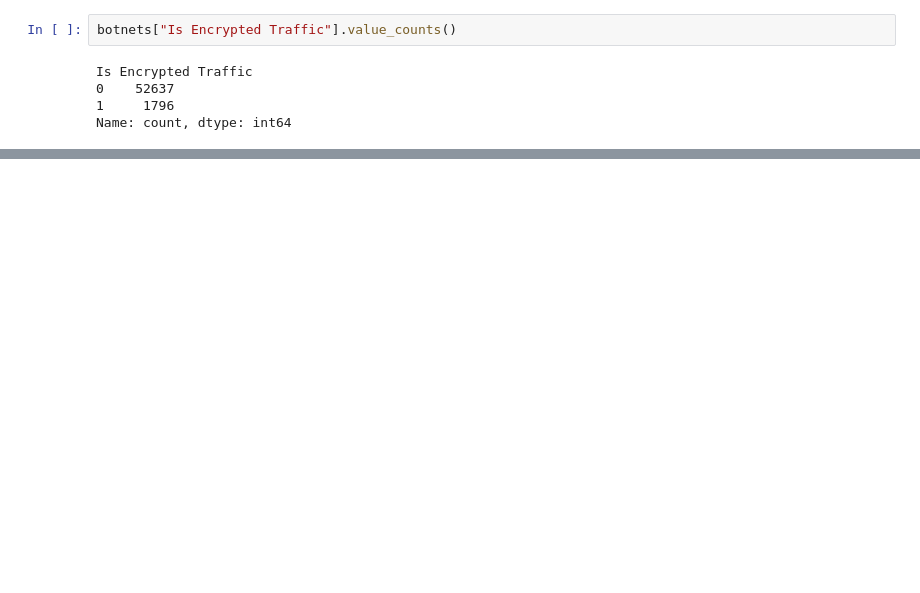
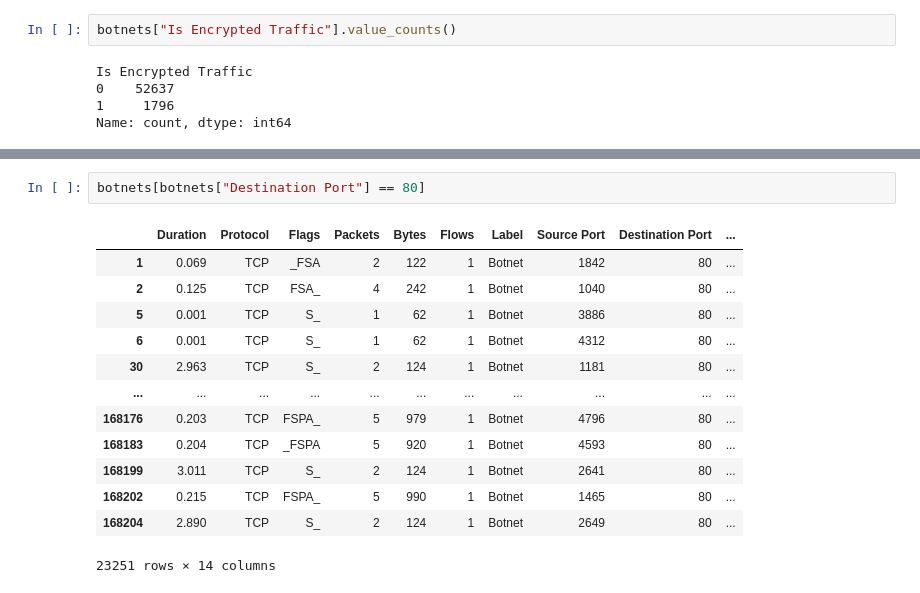
Before and after one commit to AuspicesAI/ScytheEx-Hackathon, a Jupyter notebook: ai/notebooks/NerisProcessing.ipynb, the cells around one changed output, grey strips where cells are left out. Drawn from its saved outputs; the diff is of its cells as text; blank space fills up the shorter version.

```diff
--- a/ai/notebooks/NerisProcessing.ipynb
+++ b/ai/notebooks/NerisProcessing.ipynb
@@ -506,0 +510,16 @@ KeyError: 'TCP'
+# %%
+botnets[botnets["Destination Port"] == 80]
+# %% [output]
+|  | Duration | Protocol | Flags | Packets | Bytes | Flows | Label | Source Port | Destination Port | ... |
+| 1 | 0.069 | TCP | _FSA | 2 | 122 | 1 | Botnet | 1842 | 80 | ... |
+| 2 | 0.125 | TCP | FSA_ | 4 | 242 | 1 | Botnet | 1040 | 80 | ... |
+| 5 | 0.001 | TCP | S_ | 1 | 62 | 1 | Botnet | 3886 | 80 | ... |
+| 6 | 0.001 | TCP | S_ | 1 | 62 | 1 | Botnet | 4312 | 80 | ... |
+| 30 | 2.963 | TCP | S_ | 2 | 124 | 1 | Botnet | 1181 | 80 | ... |
+| ... | ... | ... | ... | ... | ... | ... | ... | ... | ... | ... |
+| 168176 | 0.203 | TCP | FSPA_ | 5 | 979 | 1 | Botnet | 4796 | 80 | ... |
+| 168183 | 0.204 | TCP | _FSPA | 5 | 920 | 1 | Botnet | 4593 | 80 | ... |
+| 168199 | 3.011 | TCP | S_ | 2 | 124 | 1 | Botnet | 2641 | 80 | ... |
+| 168202 | 0.215 | TCP | FSPA_ | 5 | 990 | 1 | Botnet | 1465 | 80 | ... |
+| 168204 | 2.890 | TCP | S_ | 2 | 124 | 1 | Botnet | 2649 | 80 | ... |
+23251 rows × 14 columns
```
Also changed, not shown: parts of 15 cells of this notebook, 3 other files.
